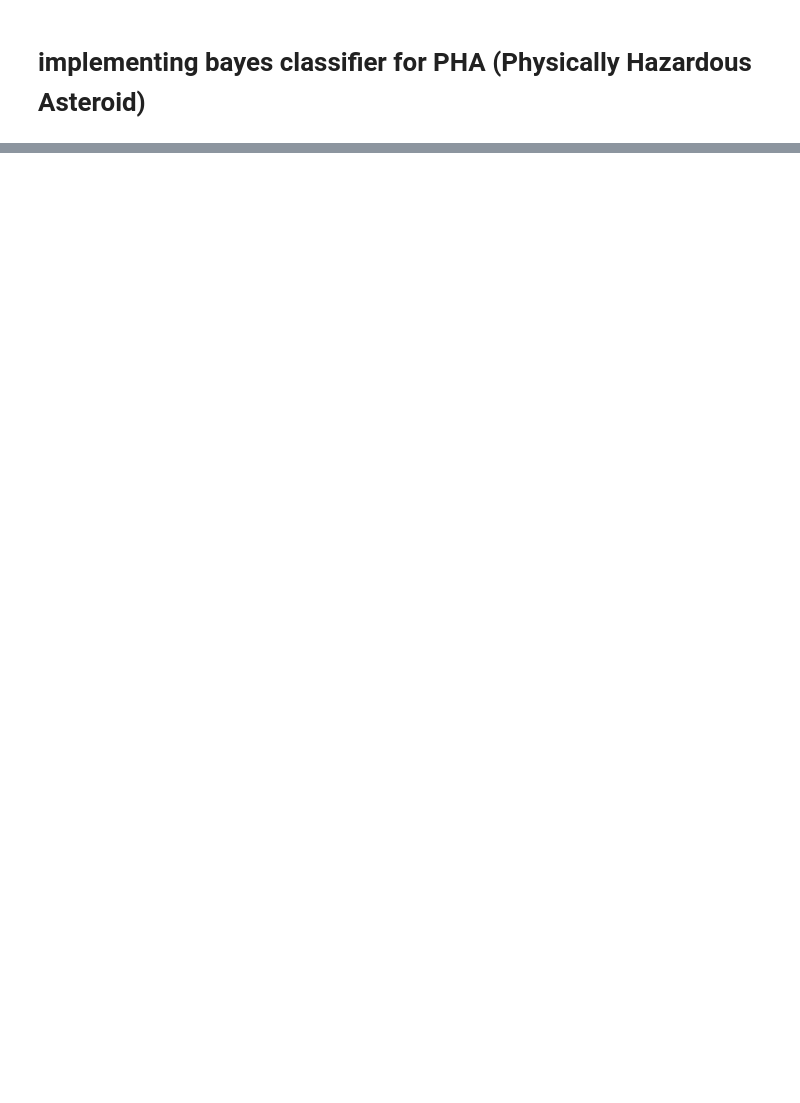
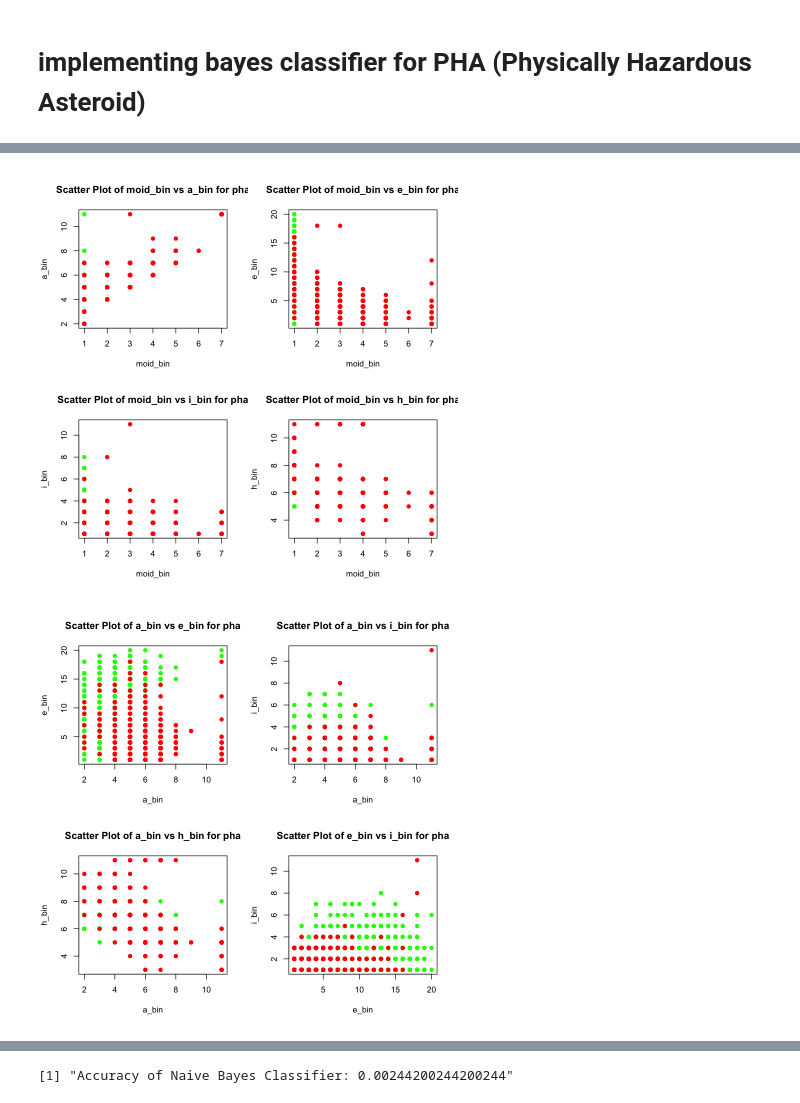
Before and after one commit to Atharva309/Asteroid-Analysis, a Jupyter notebook: R_analysis/analysis_asteroids.ipynb, the cells around one changed output, grey strips where cells are left out. Saved outputs shown, nothing was run; the diff lists cells and outputs as text; code cells hidden in the pictures; blank space fills up the shorter version.

```diff
--- a/R_analysis/analysis_asteroids.ipynb
+++ b/R_analysis/analysis_asteroids.ipynb
@@ -213,0 +309,20 @@ sum(asteroid_data$neo == TRUE, na.rm = TRUE)
+# %%
+par(mfrow = c(2, 2), bg = "white")
+features <- c("moid_bin", "a_bin", "e_bin", "i_bin", "h_bin")
+
+# Create scatter plots for each pair of features
+for (i in 1:(length(features) - 1)) {
+  for (j in (i + 1):length(features)) {
+    plot(balanced_data[[features[i]]],
+         balanced_data[[features[j]]],
+         col = ifelse(balanced_data$pha == 1, "green", "red"),
+         pch = 19,
+         main = paste("Scatter Plot of", features[i], "vs", features[j], "for pha"),
+         xlab = features[i],
+         ylab = features[j],
+         bg = "white")
+  }
+}
+# %% [output]
+[figure, added]
+[figure, added]
@@ -213,0 +330,8 @@ sum(asteroid_data$neo == TRUE, na.rm = TRUE)
+# %%
+asteroid_test <- na.omit(asteroid_test[, c("pha", "neo")])
+
+# Calculate accuracy using asteroid_test and asteroid_train
+accuracy <- calculate_accuracy(test_data = asteroid_test, train_data = balanced_data, target = "pha")
+print(paste("Accuracy of Naive Bayes Classifier:", accuracy))
+# %% [output]
+[1] "Accuracy of Naive Bayes Classifier: 0.00244200244200244"
```
Also changed, not shown: parts of 17 cells of this notebook.
